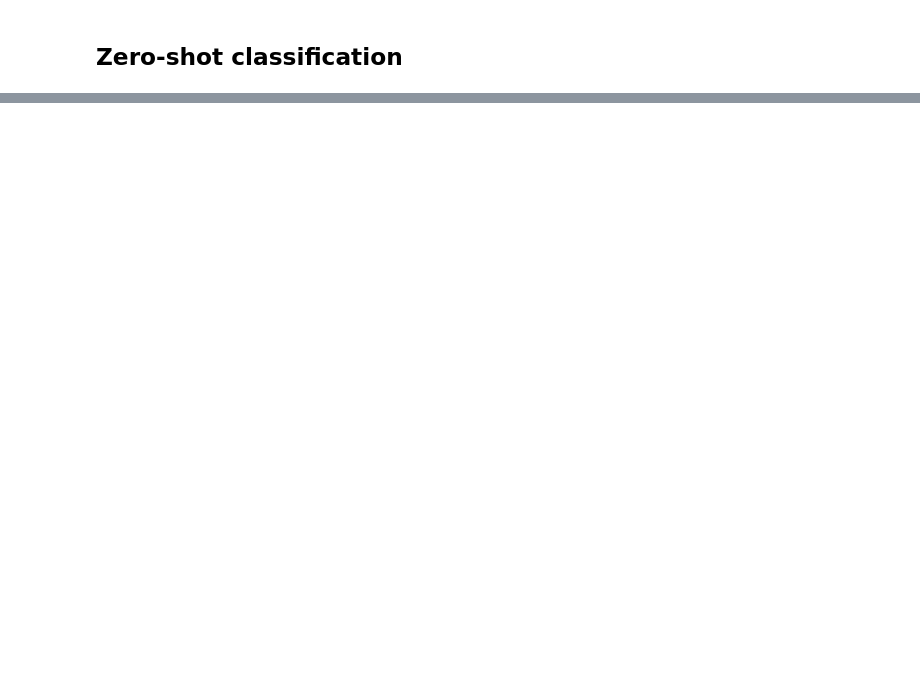
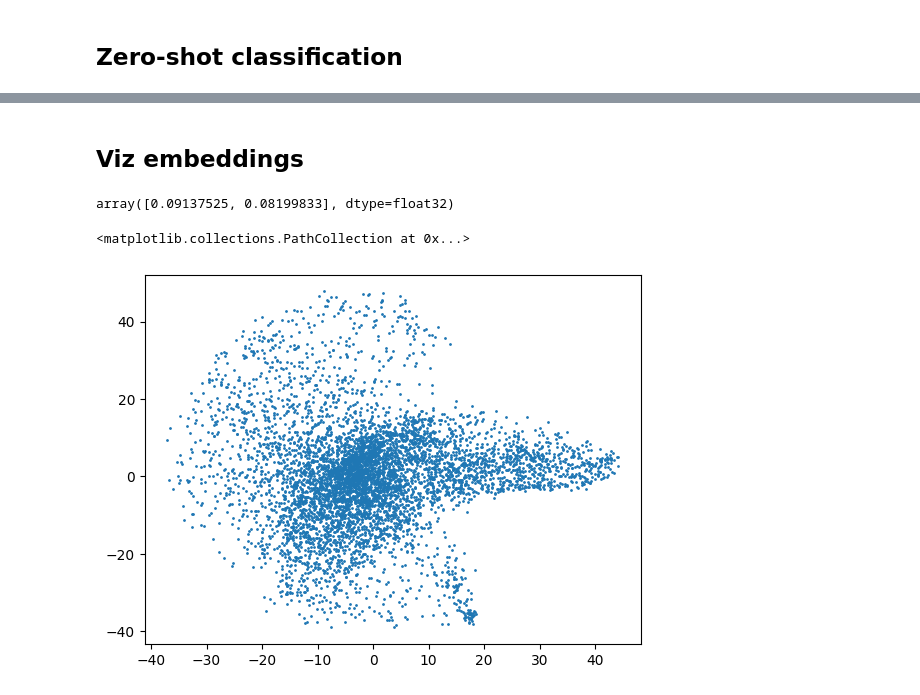
Before and after one commit to smsharma/PAPERCLIP-Hubble, a Jupyter notebook: notebooks/03_eval.ipynb, the cells around one changed output, grey strips where cells are left out. Drawn from its saved outputs; the diff is of its cells as text; code cells hidden in the pictures; blank space fills up the shorter version.

```diff
--- a/notebooks/03_eval.ipynb
+++ b/notebooks/03_eval.ipynb
@@ -206,0 +288,2 @@ plt.show()
+# %% [markdown]
+## Viz embeddings
@@ -206,0 +296,13 @@ plt.show()
+# %%
+from sklearn.decomposition import PCA
+pca = PCA(n_components=2)
+X_embedded = pca.fit_transform(np.vstack(image_feat_stack)[:])
+# %%
+pca.explained_variance_ratio_
+# %% [output]
+array([0.09137525, 0.08199833], dtype=float32)
+# %%
+plt.scatter(X_embedded[:, 0], X_embedded[:, 1], s=1)
+# %% [output]
+<matplotlib.collections.PathCollection at 0x...>
+[figure, added]
```
Also changed, not shown: parts of 26 cells of this notebook, 1 other file.
